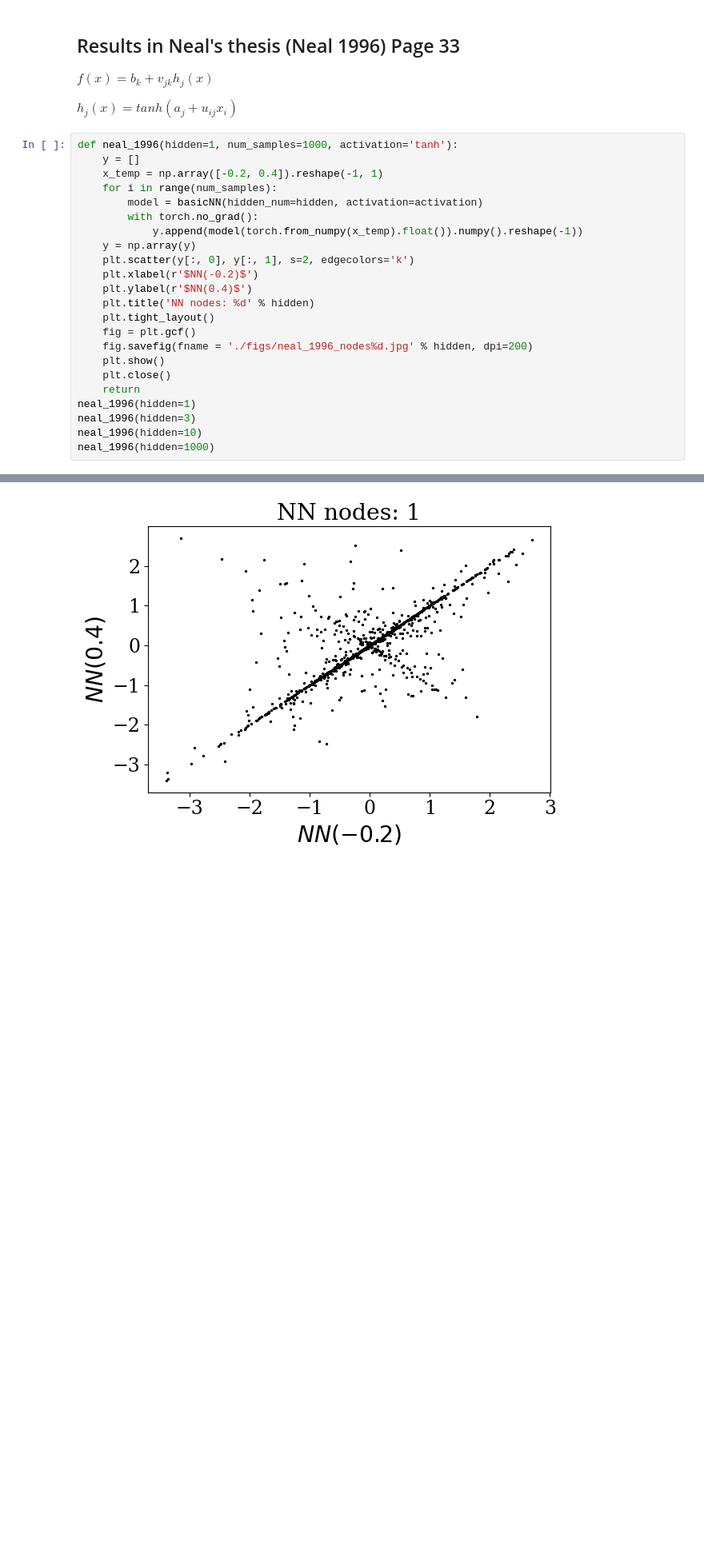
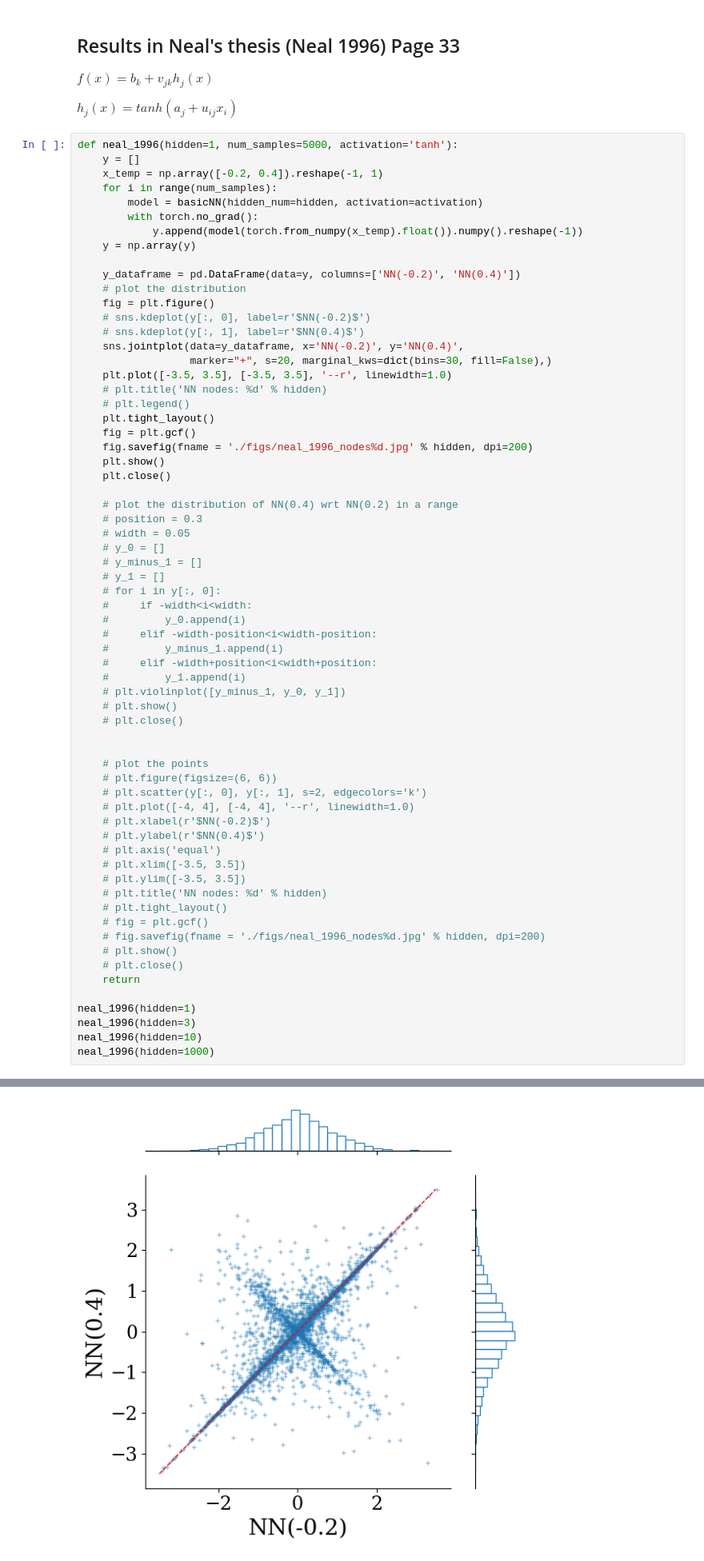
Before and after one commit to guanshaoheng/gaussian_nn_tugraz, a Jupyter notebook: link_NN_Gaussian/NN_is_GP.ipynb, the cells around one changed output, grey strips where cells are left out. Shown at 80% size. Cells and saved outputs as stored; diff of their text form; blank space fills up the shorter version.

```diff
--- a/link_NN_Gaussian/NN_is_GP.ipynb
+++ b/link_NN_Gaussian/NN_is_GP.ipynb
@@ -170,7 +171,7 @@ $ f(x) = b_k + v_{jk} h_j(x)$
 
 $ h_j(x) = tanh(a_j + u_{ij} x_i )$
 # %%
-def neal_1996(hidden=1, num_samples=1000, activation='tanh'):
+def neal_1996(hidden=1, num_samples=5000, activation='tanh'):
     y = []
     x_temp = np.array([-0.2, 0.4]).reshape(-1, 1)
     for i in range(num_samples):
@@ -178,16 +179,58 @@ def neal_1996(hidden=1, num_samples=1000, activation='tanh'):
         with torch.no_grad():
             y.append(model(torch.from_numpy(x_temp).float()).numpy().reshape(-1))
     y = np.array(y)
-    plt.scatter(y[:, 0], y[:, 1], s=2, edgecolors='k')
-    plt.xlabel(r'$NN(-0.2)$')
-    plt.ylabel(r'$NN(0.4)$')
-    plt.title('NN nodes: %d' % hidden)
+
+    y_dataframe = pd.DataFrame(data=y, columns=['NN(-0.2)', 'NN(0.4)'])
+    # plot the distribution
+    fig = plt.figure()
+    # sns.kdeplot(y[:, 0], label=r'$NN(-0.2)$')
+    # sns.kdeplot(y[:, 1], label=r'$NN(0.4)$')
+    sns.jointplot(data=y_dataframe, x='NN(-0.2)', y='NN(0.4)',
+                  marker="+", s=20, marginal_kws=dict(bins=30, fill=False),)
+    plt.plot([-3.5, 3.5], [-3.5, 3.5], '--r', linewidth=1.0)
+    # plt.title('NN nodes: %d' % hidden)
+    # plt.legend()
     plt.tight_layout()
     fig = plt.gcf()
     fig.savefig(fname = './figs/neal_1996_nodes%d.jpg' % hidden, dpi=200)
     plt.show()
     plt.close()
+
+    # plot the distribution of NN(0.4) wrt NN(0.2) in a range
+    # position = 0.3
+    # width = 0.05
+    # y_0 = []
+    # y_minus_1 = []
+    # y_1 = []
+    # for i in y[:, 0]:
+    #     if -width<i<width:
+    #         y_0.append(i)
+    #     elif -width-position<i<width-position:
+    #         y_minus_1.append(i)
+    #     elif -width+position<i<width+position:
+    #         y_1.append(i)
+    # plt.violinplot([y_minus_1, y_0, y_1])
+    # plt.show()
+    # plt.close()
+
+
+    # plot the points
+    # plt.figure(figsize=(6, 6))
+    # plt.scatter(y[:, 0], y[:, 1], s=2, edgecolors='k')
+    # plt.plot([-4, 4], [-4, 4], '--r', linewidth=1.0)
+    # plt.xlabel(r'$NN(-0.2)$')
+    # plt.ylabel(r'$NN(0.4)$')
+    # plt.axis('equal')
+    # plt.xlim([-3.5, 3.5])
+    # plt.ylim([-3.5, 3.5])
+    # plt.title('NN nodes: %d' % hidden)
+    # plt.tight_layout()
+    # fig = plt.gcf()
+    # fig.savefig(fname = './figs/neal_1996_nodes%d.jpg' % hidden, dpi=200)
+    # plt.show()
+    # plt.close()
     return
+
 neal_1996(hidden=1)
 neal_1996(hidden=3)
 neal_1996(hidden=10)
@@ -196 +240 @@ neal_1996(hidden=1000)
-[figure, old version]
+[figure, new version]
```
Also changed, not shown: parts of 15 cells of this notebook.
